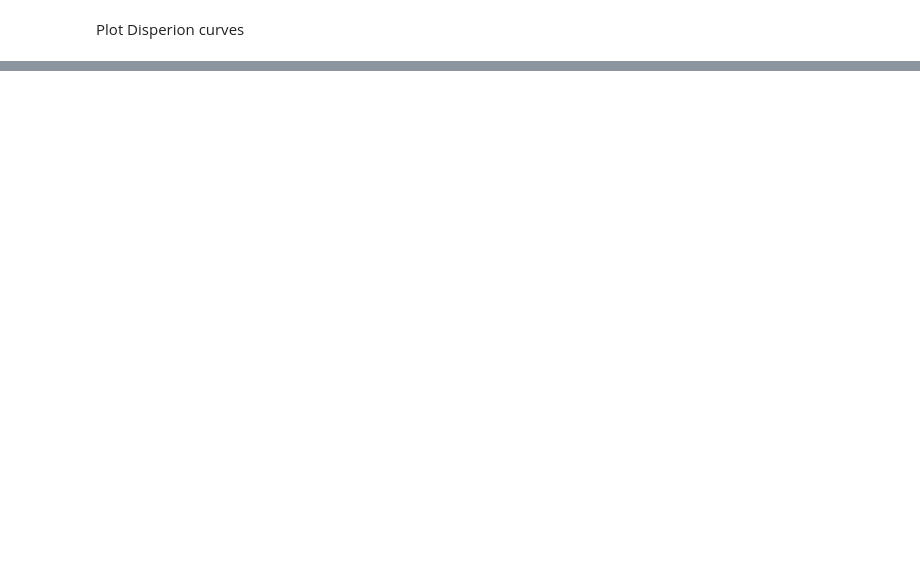
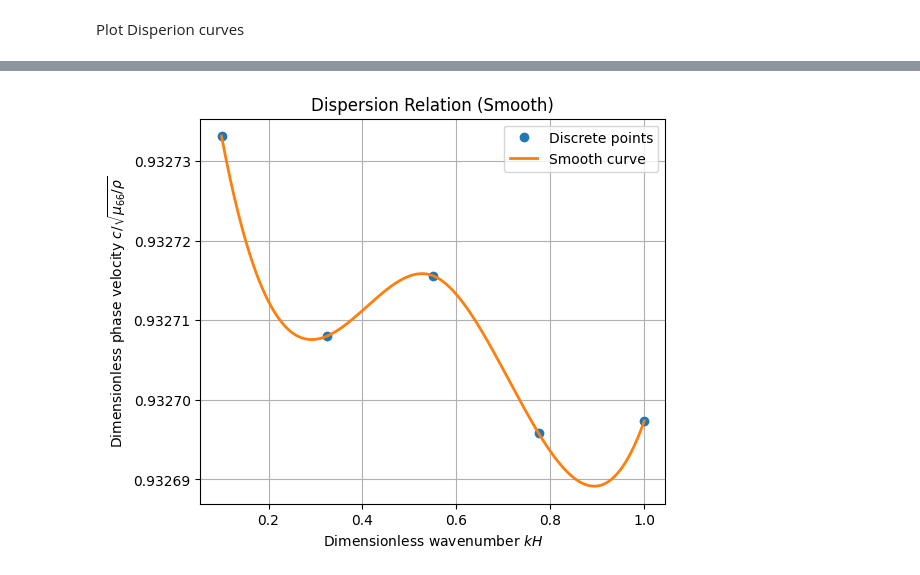
Before and after one commit to mayankjha-my/PINN, a Jupyter notebook: experiments/PINN_three_layer_system.ipynb, the cells around one changed output, grey strips where cells are left out. Saved outputs shown, nothing was run; the diff lists cells and outputs as text; code cells hidden in the pictures; blank space fills up the shorter version.

```diff
--- a/experiments/PINN_three_layer_system.ipynb
+++ b/experiments/PINN_three_layer_system.ipynb
@@ -360,0 +344,31 @@ tensor([663.2115, 663.2088, 663.2112, 663.2061, 663.2021, 663.2160, 663.2118,
+# %%
+import numpy as np
+import matplotlib.pyplot as plt
+from scipy.interpolate import make_interp_spline
+
+# If not already done, convert tensors to numpy arrays
+kH_np = kH.cpu().numpy() if hasattr(kH, 'cpu') else np.array(kH)
+c_norm_np = c_norm.cpu().numpy() if hasattr(c_norm, 'cpu') else np.array(c_norm)
+
+# Sort values for interpolation (required for spline)
+sort_idx = np.argsort(kH_np)
+kH_sorted = kH_np[sort_idx]
+c_norm_sorted = c_norm_np[sort_idx]
+
+# Create smooth curve using cubic spline
+kH_smooth = np.linspace(kH_sorted.min(), kH_sorted.max(), 300)
+spline = make_interp_spline(kH_sorted, c_norm_sorted, k=3)
+c_norm_smooth = spline(kH_smooth)
+
+# Plot both discrete points and smooth curve
+plt.figure(figsize=(6, 5))
+plt.plot(kH_sorted, c_norm_sorted, 'o', label='Discrete points')
+plt.plot(kH_smooth, c_norm_smooth, '-', label='Smooth curve', linewidth=2)
+plt.xlabel("Dimensionless wavenumber $kH$")
+plt.ylabel("Dimensionless phase velocity $c/\\sqrt{\\mu_{66}/\\rho}$")
+plt.title("Dispersion Relation (Smooth)")
+plt.grid(True)
+plt.legend()
+plt.show()
+# %% [output]
+[figure, added]
```
Also changed, not shown: parts of 7 cells of this notebook, 5 other files.
